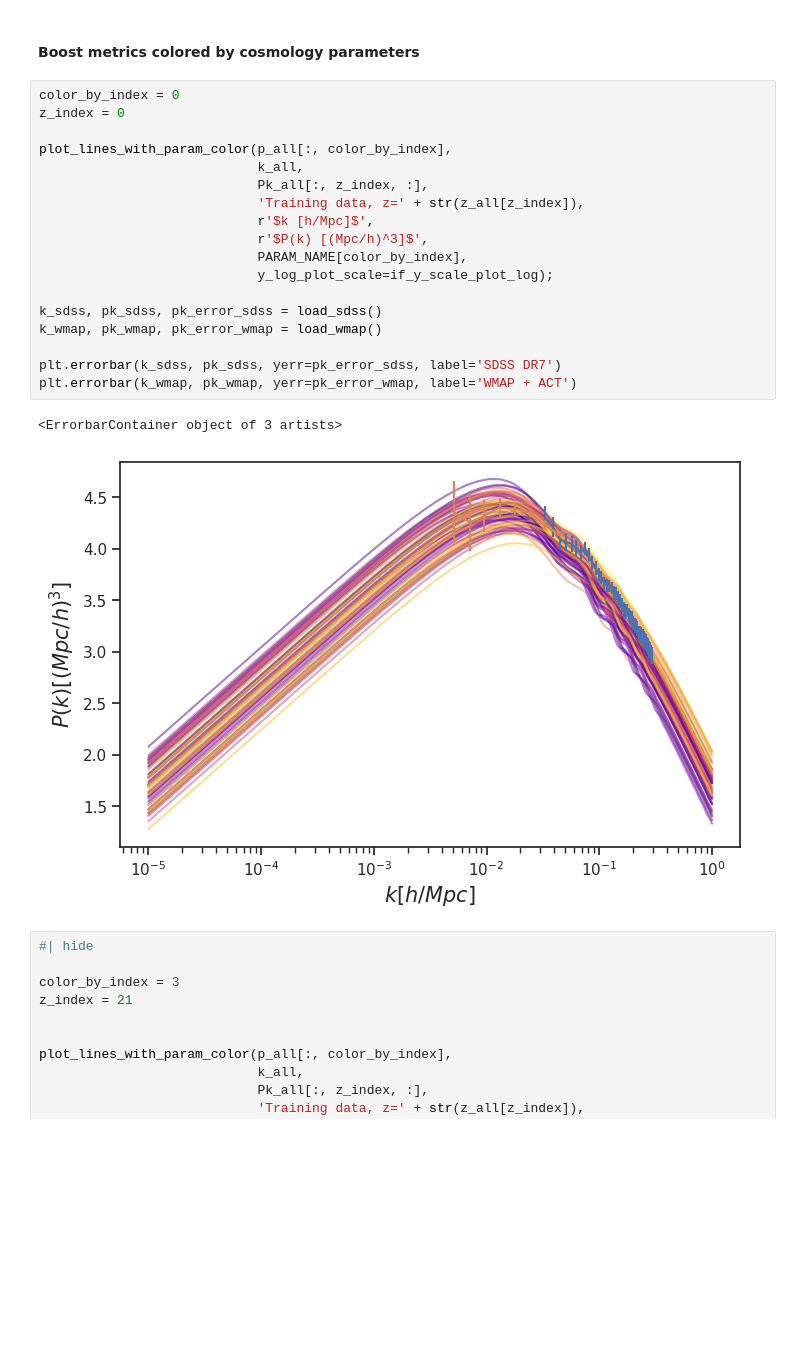
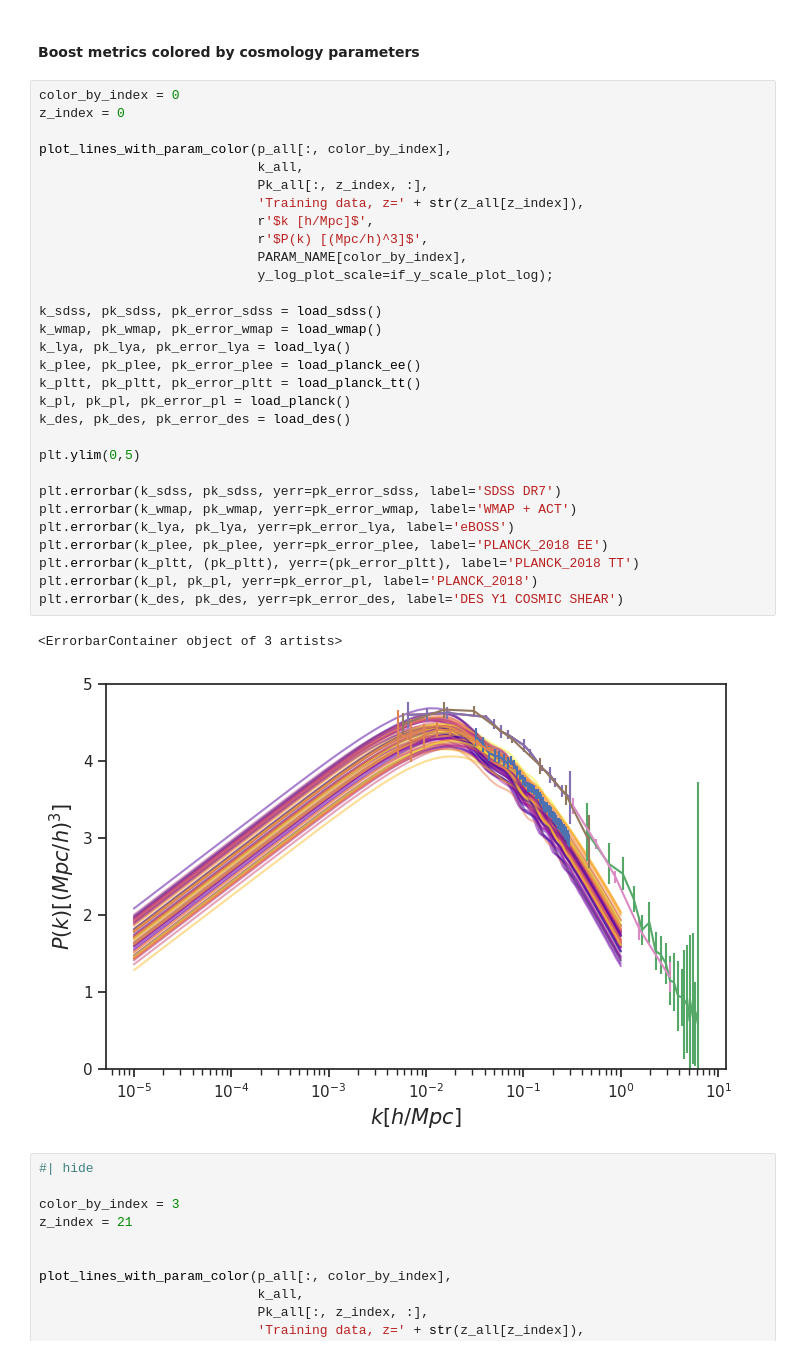
Before and after one commit to nesar/EarlyDarkEmu, a Jupyter notebook: nbs/index.ipynb, the cells around one changed output. Cells and saved outputs as stored; diff of their text form; blank space fills up the shorter version.

```diff
--- a/nbs/index.ipynb
+++ b/nbs/index.ipynb
@@ -74,24 +74,36 @@ if remove_invalid_index == True:
 # %%
 color_by_index = 0
 z_index = 0
 
 plot_lines_with_param_color(p_all[:, color_by_index],
                             k_all,
                             Pk_all[:, z_index, :],
                             'Training data, z=' + str(z_all[z_index]),
                             r'$k [h/Mpc]$',
                             r'$P(k) [(Mpc/h)^3]$',
                             PARAM_NAME[color_by_index],
                             y_log_plot_scale=if_y_scale_plot_log);
 
 k_sdss, pk_sdss, pk_error_sdss = load_sdss()
 k_wmap, pk_wmap, pk_error_wmap = load_wmap()
+k_lya, pk_lya, pk_error_lya = load_lya()
+k_plee, pk_plee, pk_error_plee = load_planck_ee()
+k_pltt, pk_pltt, pk_error_pltt = load_planck_tt()
+k_pl, pk_pl, pk_error_pl = load_planck()
+k_des, pk_des, pk_error_des = load_des()
+
+plt.ylim(0,5)
 
 plt.errorbar(k_sdss, pk_sdss, yerr=pk_error_sdss, label='SDSS DR7')
 plt.errorbar(k_wmap, pk_wmap, yerr=pk_error_wmap, label='WMAP + ACT')
+plt.errorbar(k_lya, pk_lya, yerr=pk_error_lya, label='eBOSS')
+plt.errorbar(k_plee, pk_plee, yerr=pk_error_plee, label='PLANCK_2018 EE')
+plt.errorbar(k_pltt, (pk_pltt), yerr=(pk_error_pltt), label='PLANCK_2018 TT')
+plt.errorbar(k_pl, pk_pl, yerr=pk_error_pl, label='PLANCK_2018')
+plt.errorbar(k_des, pk_des, yerr=pk_error_des, label='DES Y1 COSMIC SHEAR')
 # %% [output]
 <ErrorbarContainer object of 3 artists>
-[figure, old version]
+[figure, new version]
 # %%
 #| hide
 
```
Also changed, not shown: parts of 11 cells of this notebook, 14 other files.
